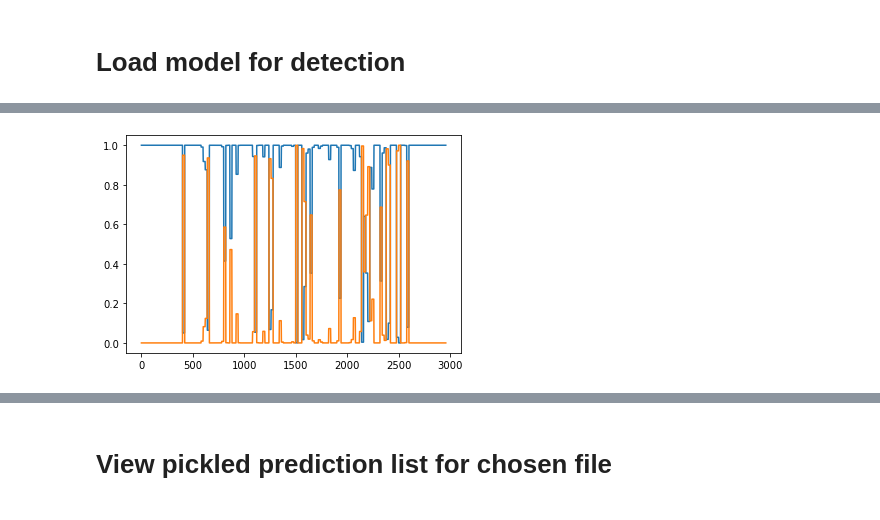
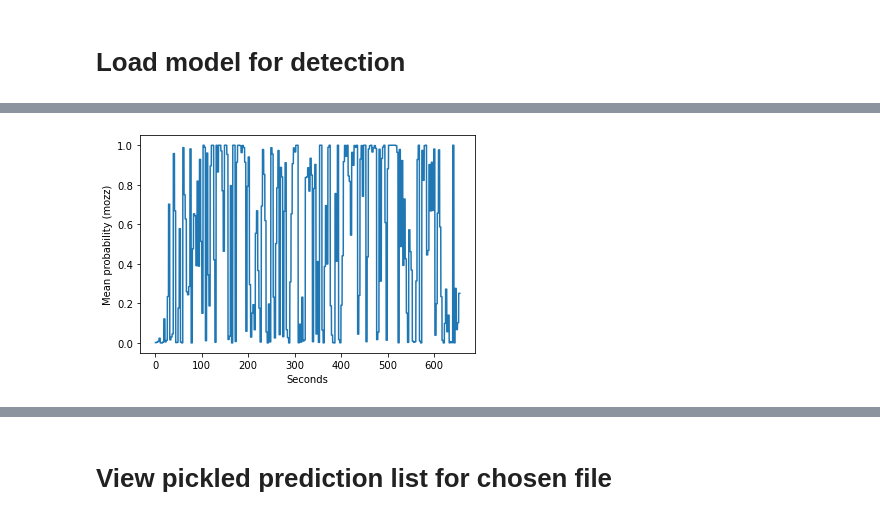
Before and after one commit to HumBug-Mosquito/MozzBNN, a Jupyter notebook: Code/notebooks/VAD_detector_pipeline.ipynb, the cells around one changed output, grey strips where cells are left out. Saved outputs shown, nothing was run; the diff lists cells and outputs as text; code cells hidden in the pictures.

Commit message:
Updated to BNN model with stride predictions, version for ogg testing

```diff
--- a/Code/notebooks/VAD_detector_pipeline.ipynb
+++ b/Code/notebooks/VAD_detector_pipeline.ipynb
@@ -61,6 +66,12 @@ with open('clf_log-mel-dB_depth5.pickle', 'rb') as handle:
 # %%
 from tensorflow import keras
-model = keras.models.load_model('firstCNN_unnorm.h5')
+model = keras.models.load_model('../models/BNN/Win_40_Stride_5_CNN_log-mel_128_norm_Falseheld_out_test_manual_v2_low_epoch.h5',
+                               custom_objects={"dropout": 0.2})
+model_name = 'held_out_test_manual_v2_low_epoch'
+win_size=40
+step_size=40
+feat_type='log-mel'
+n_feat=128
 # %%
 def get_wav_for_path(noise_path_names, sr):
     x = []
@@ -162,5 +179,5 @@ for subdir in subdirectories:
 # %%
-# Updated version of file detection from util.py here:
+# Latest version from detector_testing_full
 
 # raw = [r'D:\Postdoc\Data\Semi Field Data\UK bednet trial\PHONE A\2020-09-08_19.04.55.928__v0.wav']
 # filtered = [r'D:\Postdoc\MozzDetectorTestingSQL\Code\notebooks\proc_data\VADout\2020-09-08_19.04.55.928__v0.wav']
@@ -189,9 +206,9 @@ directory = 'D:/Postdoc/Data/Semi Field Data/TanzaniaBednetOctober/2020-10-15 -
 subdirectories = ['A1', 'B1']
 dir_out = 'D:/Postdoc/MozzDetectorTestingSQL/Code/notebooks/proc_data/label_out/Semi Field Data/TanzaniaBednetOctober/2020-10-15 - 2020-10-16/'
 
-# # subdirectories = ['A1']
-directory = 'D:/Postdoc/MozzDetectorTestingSQL/Code/notebooks/proc_data/label_out/debug/thai'
-dir_out = 'D:/Postdoc/MozzDetectorTestingSQL/Code/notebooks/proc_data/label_out/debug/thai'
+# # # subdirectories = ['A1']
+directory = 'D:/Postdoc/MozzDetectorTestingSQL/Code/notebooks/proc_data/label_out/debug/Culex_for_ogg/'
+dir_out = 'D:/Postdoc/MozzDetectorTestingSQL/Code/notebooks/proc_data/label_out/debug/Culex_for_ogg/'
 
 subdirectories = ['']
 
@@ -207,6 +224,30 @@ subdirectories = ['']
 # subdirectories = ['sounds']
 # dir_out = 'D:/Postdoc/MozzDetectorTestingSQL/Code/notebooks/proc_data/Classifierout/Thai/'
 
+# directory  = 'D:/Postdoc/MozzDetectorTestingSQL/Code/notebooks/proc_data/label_out/debug/music/'
+# subdirectories = ['']
+# dir_out = directory
+# directory = 'F:\Music\Guitar Playthroughs\Audacity'
+
+
+
+# directory = 'D:/Postdoc/Data/OneDrive_2020-11-30/IFAKARA - NOVEMBER 2020 BEDNET PHONE DOWNLOADS/9to10-11-20/C1/2020-11-10/'
+# subdirectories = ['0000', '0100', '0200', '0300', '0400', '0500']
+# dir_out = 'D:/Postdoc/MozzDetectorTestingSQL/Code/notebooks/proc_data/label_out/debug/IFAKARA - NOVEMBER 2020 BEDNET PHONE DOWNLOADS/9to10-11-20/C1/'
+
+#CNN:
+to_filter = False
+norm = False
+step_size= 40
+BNN = True
+n_samples = 10
+
+if norm:
+    mean= np.load('mean_norm.npy')
+    std = np.load('std_norm.npy')
+else:
+    mean = 0
+    std = 1
 
 for subdir in subdirectories:
     listdirectory = os.listdir(directory + subdir) # gets the name of all files in your dir
@@ -215,18 +256,40 @@ for subdir in subdirectories:
             print(filename)
             x, x_l = get_wav_for_path([directory + subdir + '/' + filename], sr =8000)
 #             print(np.shape(x))
-#             X = util.get_feat(x, sr=8000, feat_type='log-mel', flatten = True)
-            X_CNN = util.get_feat(x, sr=8000, feat_type='log-mel', flatten = False)
-            X_CNN = util.reshape_feat(X_CNN, win_size=20, step_size=20)
+#             X = util.get_feat(x, sr=8000, feat_type=feat_type, flatten = flatten, n_feat=n_feat)
+            X_CNN = util.get_feat(x, sr=8000, feat_type=feat_type, n_feat=n_feat, flatten = False)
 
-            preds_CNN = model.predict(X_CNN)
-            preds_list_CNN = util.detect_timestamps(np.repeat(preds_CNN, 20, axis=0))
+            X_CNN = util.reshape_feat(X_CNN, win_size=win_size, step_size=step_size)
+#             X_CNN = (X_CNN - mean)/std
+#             print(np.shape(X_CNN))
 
-            plt.plot(np.repeat(preds_CNN, 20, axis=0))
+            if BNN:
+                out = []
+                for i in range(n_samples):
+                    out.append(model.predict(X_CNN))
+
+                G_X, U_X, _ = util.active_BALD(np.log(out), X_CNN, 2)
+                preds_list = util.detect_timestamps_BNN(np.repeat(np.mean(out, axis=0), step_size, axis=0),
+                                      np.repeat(G_X, step_size, axis=0),
+                                      np.repeat(U_X, step_size, axis=0))
+
+            if to_filter:
+                preds_filt = np.zeros([len(preds_CNN),2])
+                preds_filt[:,1] = medfilt(preds_CNN[:,1], kernel_size=51)
+                preds_filt[:,0] = 1 - preds_filt[:,1]
+                preds_CNN = preds_filt
+
+#             preds_list = util.detect_timestamps_BNN(np.repeat(preds_CNN, step_size, axis=0))
+            print(preds_list)
+            plt.plot((1/sr)*librosa.frames_to_samples(np.arange(len(np.repeat(np.mean(out, axis=0),step_size, axis=0))), hop_length=512),
+                                               np.repeat(np.mean(out, axis=0), step_size, axis=0)[:,1])
+            plt.xlabel('Seconds')
+            plt.ylabel('Mean probability (mozz)')
             plt.show()
 #             preds_prob = clf.predict_proba(X)
 #             preds_list = util.detect_timestamps(preds_prob)
-
+#             plt.plot(preds_prob[:,1])
+#             plt.show()
 #             print(np.shape(preds_CNN))
 #             print(np.shape(preds_prob))
 #             ipdb.set_trace()
@@ -234,5 +297,5 @@ for subdir in subdirectories:
             if not os.path.exists(dir_out + subdir): os.makedirs(dir_out + subdir)
 #             with open(dir_out + subdir + '/mozz_pred_list' + filename + '.pkl', 'wb') as f:
 #                 pickle.dump(preds_list, f)
-            np.savetxt(dir_out + subdir + '/full_db_CNN_mozz_pred_prob_' + filename + '.txt', preds_list_CNN, fmt='%f', delimiter='\t')
+            np.savetxt(dir_out + subdir + '/' + 'BNN_step_40_' + str(model_name) + filename + '.txt', preds_list, fmt='%s', delimiter='\t')
 # %% [output]
@@ -241 +305 @@ D:/Postdoc/MozzDetectorTestingSQL/Code/notebooks/proc_data/label_out/debug/thai/
-[figure, old version]
+[figure, new version]
```
Also changed, not shown: parts of 14 cells of this notebook.
